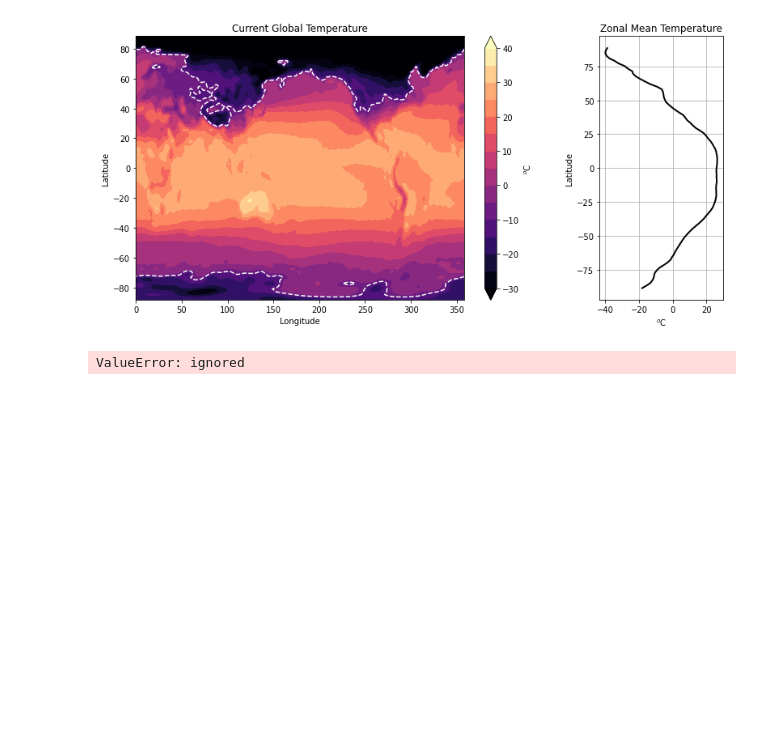
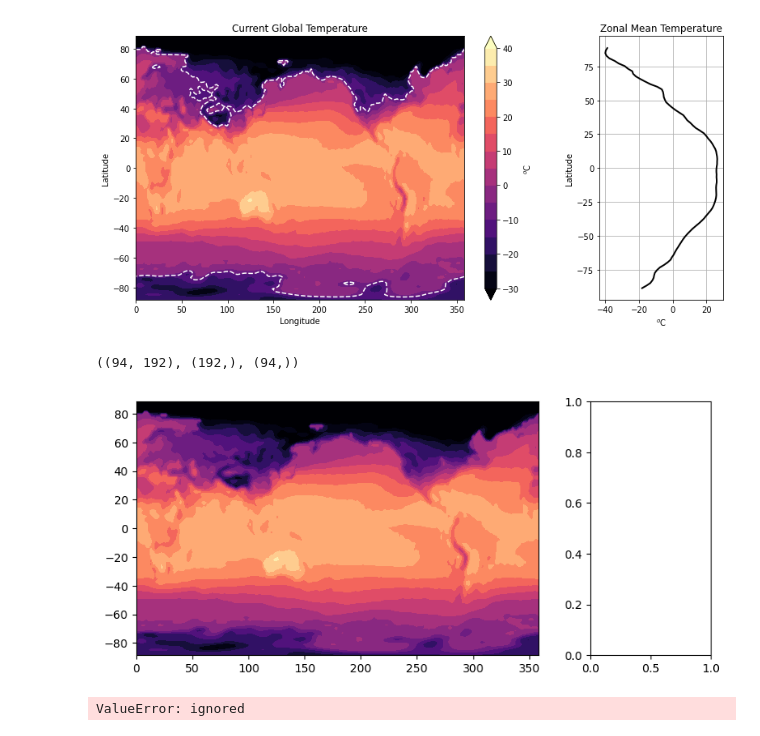
Before and after one commit to explaureart/2023_Intro_Python, a Jupyter notebook: W2_S2.ipynb, the cells around one changed output. Cells and saved outputs as stored; diff of their text form; code cells hidden in the pictures; blank space fills up the shorter version.

```diff
--- a/W2_S2.ipynb
+++ b/W2_S2.ipynb
@@ -71,4 +71,13 @@ Hint 4: For the right subplot, check out the [Label, Ticks, and Gridlines subsec
 Hint 5: Don't spend too too much time making your figure perfect as there is still a lot of ground to cover in the next notebooks 😀
 # %% [markdown]
 ![Unknown.png](embedded-picture-1)
+# %%
+temp.shape,lon.shape,lat.shape
+# %% [output]
+((94, 192), (192,), (94,))
+# %%
+fig, (axe0,axe1) = plt.subplots(1, 2, figsize=(9,4),gridspec_kw={'width_ratios': [5, 1.5]})
+ctemp=axe0.contourf(lon,lat,temp-273.15,cmap='magma',levels=np.linspace(-30,40,15),extend='both')
+# %% [output]
+[figure, added]
 # %%
```
Also changed, not shown: parts of 2 cells of this notebook.
